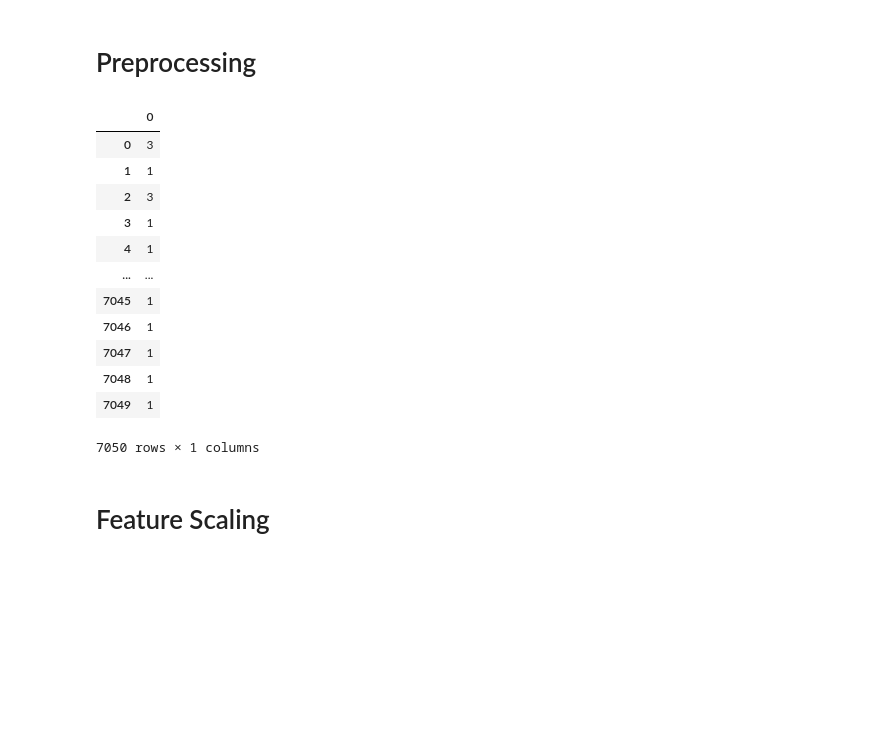
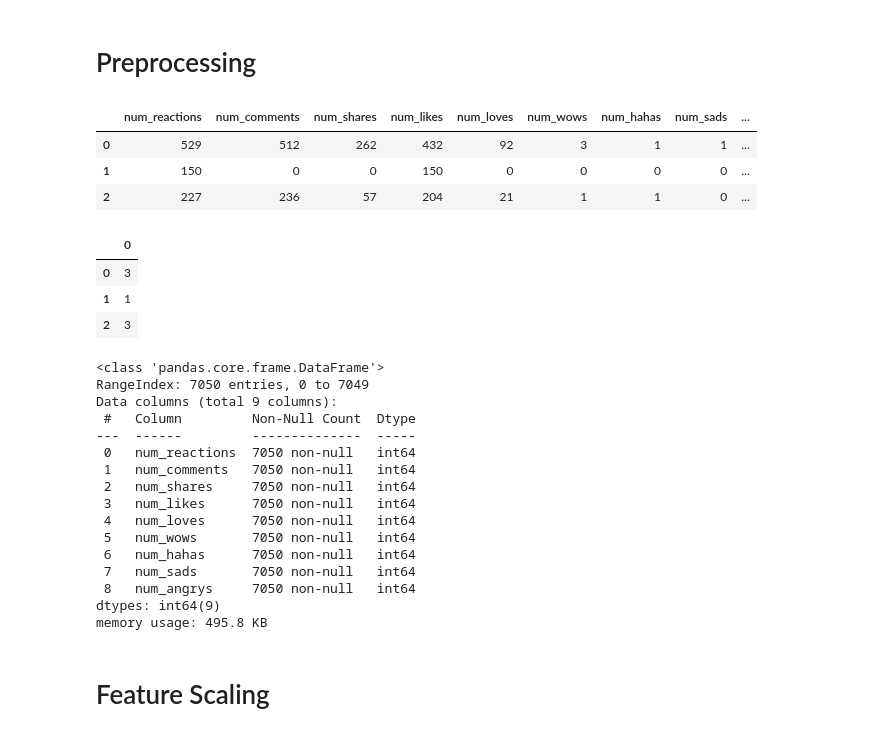
Before and after one commit to abu14/Kaggle_Project_Notebooks, a Jupyter notebook: facebook-live-seller-in-thailand-with-k-means.ipynb, the cells around one changed output. Saved outputs shown, nothing was run; the diff lists cells and outputs as text; code cells hidden in the pictures; blank space fills up the shorter version.

```diff
--- a/facebook-live-seller-in-thailand-with-k-means.ipynb
+++ b/facebook-live-seller-in-thailand-with-k-means.ipynb
@@ -287,20 +291,37 @@ le = LabelEncoder()
 y = le.fit_transform(y)
+# %%
+pd.DataFrame(X).head(3)
+# %% [output]
+|  | num_reactions | num_comments | num_shares | num_likes | num_loves | num_wows | num_hahas | num_sads | ... |
+| 0 | 529 | 512 | 262 | 432 | 92 | 3 | 1 | 1 | ... |
+| 1 | 150 | 0 | 0 | 150 | 0 | 0 | 0 | 0 | ... |
+| 2 | 227 | 236 | 57 | 204 | 21 | 1 | 1 | 0 | ... |
 # %%
-pd.DataFrame(y)
+pd.DataFrame(y).head(3)
 # %% [output]
 |  | 0 |
 | 0 | 3 |
 | 1 | 1 |
 | 2 | 3 |
-| 3 | 1 |
-| 4 | 1 |
-| ... | ... |
-| 7045 | 1 |
-| 7046 | 1 |
-| 7047 | 1 |
-| 7048 | 1 |
-| 7049 | 1 |
-7050 rows × 1 columns
+# %%
+X.info()
+# %% [output]
+<class 'pandas.core.frame.DataFrame'>
+RangeIndex: 7050 entries, 0 to 7049
+Data columns (total 9 columns):
+ #   Column         Non-Null Count  Dtype
+---  ------         --------------  -----
+ 0   num_reactions  7050 non-null   int64
+ 1   num_comments   7050 non-null   int64
+ 2   num_shares     7050 non-null   int64
+ 3   num_likes      7050 non-null   int64
+ 4   num_loves      7050 non-null   int64
+ 5   num_wows       7050 non-null   int64
+ 6   num_hahas      7050 non-null   int64
+ 7   num_sads       7050 non-null   int64
+ 8   num_angrys     7050 non-null   int64
+dtypes: int64(9)
+memory usage: 495.8 KB
 # %% [markdown]
 # Feature Scaling
 # %% [markdown]
```
Also changed, not shown: parts of 10 cells of this notebook.
